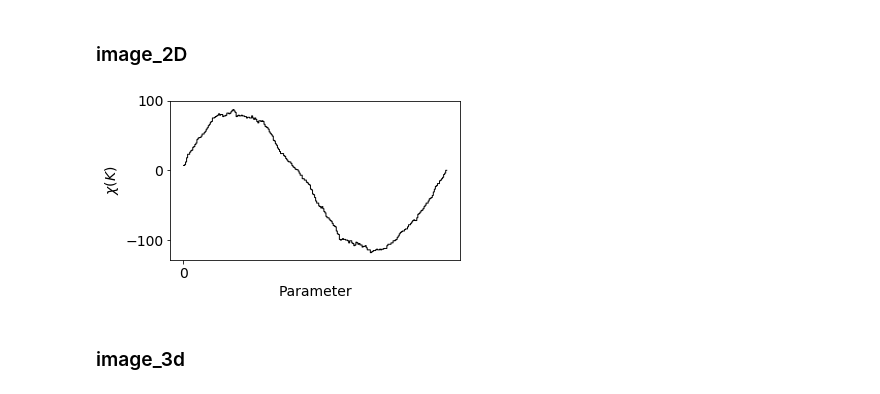
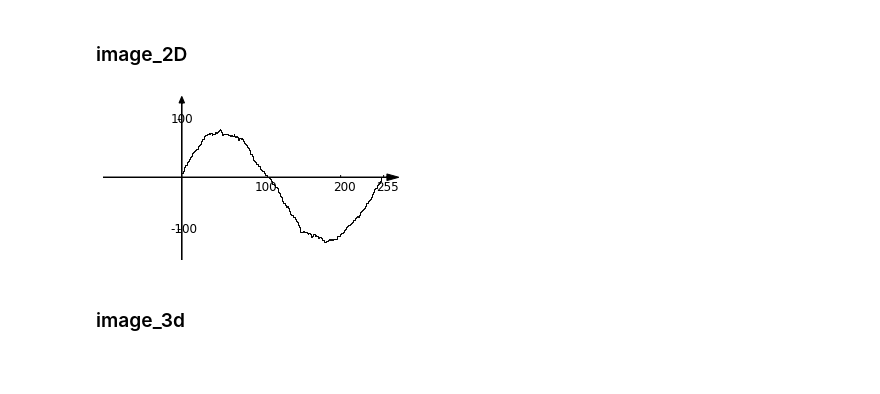
Before and after one commit to gbeltramo/euchar, a Jupyter notebook: notebooks/002-curve.ipynb, the cells around one changed output. Saved outputs shown, nothing was run; the diff lists cells and outputs as text; code cells hidden in the pictures; blank space fills up the shorter version.

```diff
--- a/notebooks/002-curve.ipynb
+++ b/notebooks/002-curve.ipynb
@@ -22,8 +54,11 @@ pts3 = np.random.rand(N, 3)
 # %%
-ecc = c.image_2D(img1)
-fig, ax = euler_curve_plot(np.linspace(0, 255, num=256), ecc, yticks=[-100, 0, 100], figsize=(5,3))
+fig, ax = matplotlib_plot(figsize=(5,3))
+euler_curve_plot(fig, ax, np.linspace(0, 255, num=256), ecc,
+                 xlim=[-100, 280], ylim=[-150, 150],
+                 xticks=[100, 200, 255], yticks=[-100, 100],
+                 y_arrow_head_width=7)
 # %% [output]
-[figure, old version]
+[figure, new version]
 # %% [markdown]
 ### image_3d
 # %%
```
Also changed, not shown: parts of 21 cells of this notebook, 28 other files.
